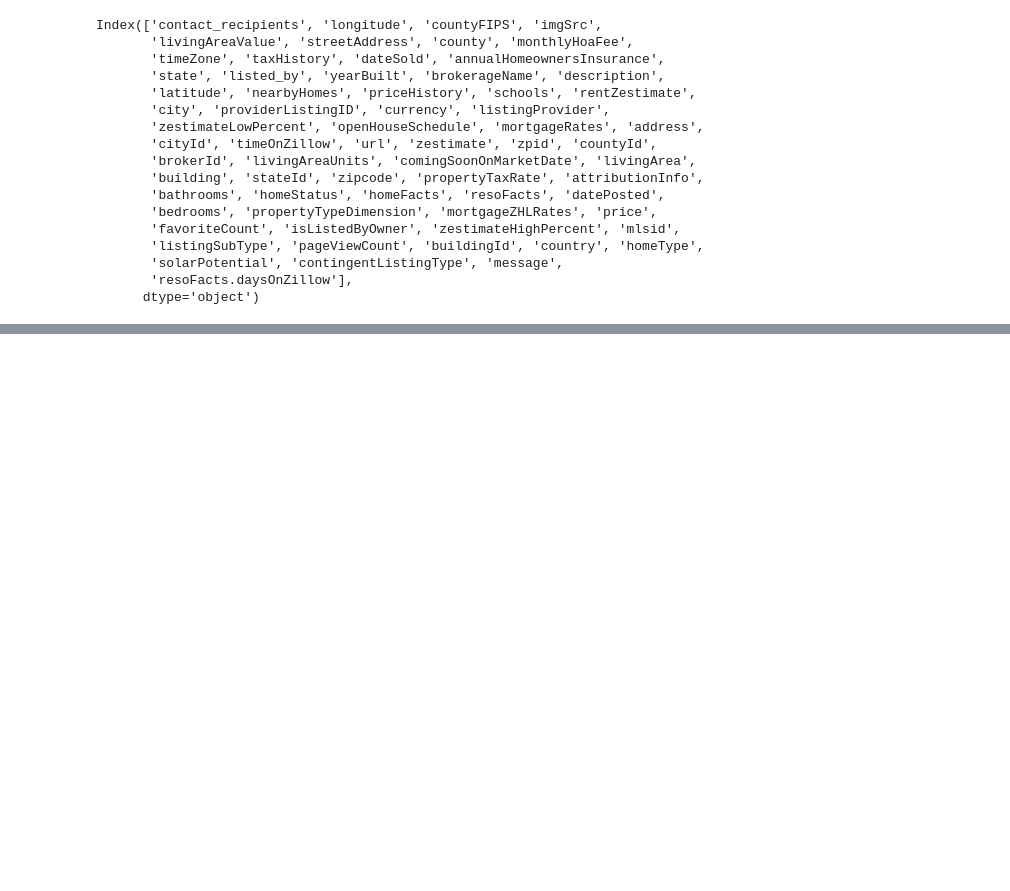
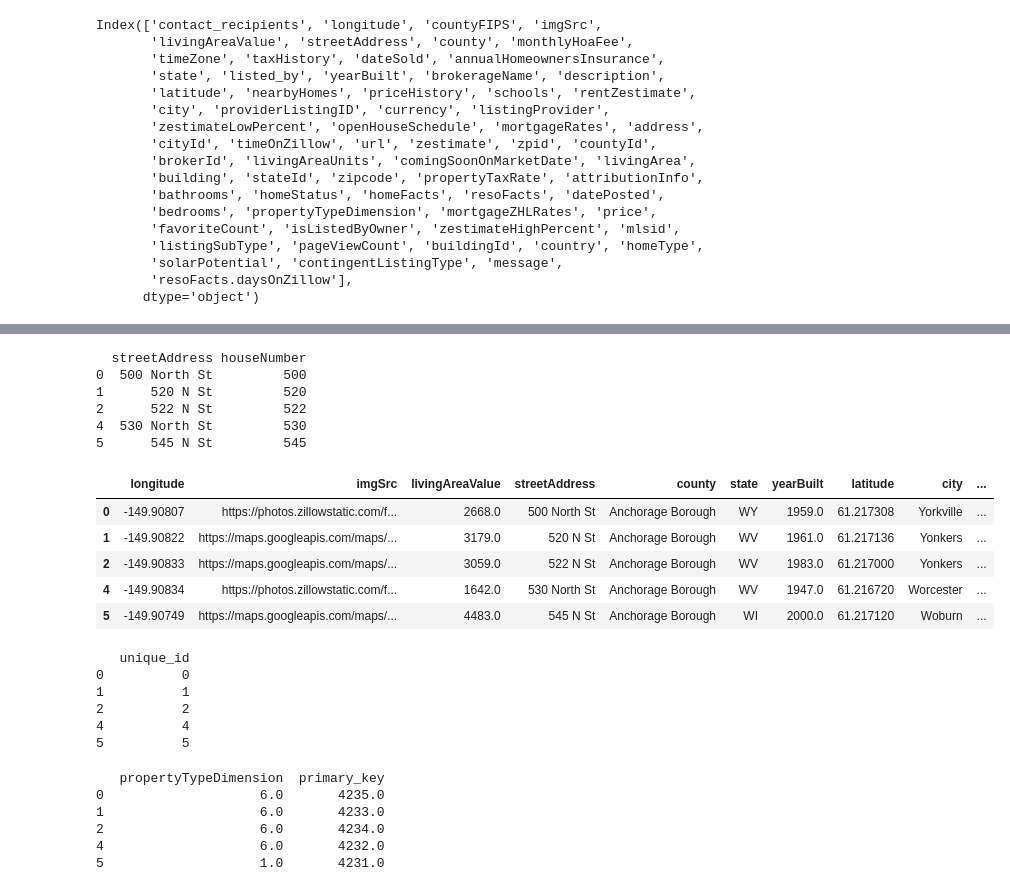
Before and after one commit to lingyundai/MyFirstDoor, a Jupyter notebook: housing.ipynb, the cells around one changed output, grey strips where cells are left out. Saved outputs shown, nothing was run; the diff lists cells and outputs as text; code cells hidden in the pictures; blank space fills up the shorter version.

```diff
--- a/housing.ipynb
+++ b/housing.ipynb
@@ -311,0 +615,59 @@ Index(['contact_recipients', 'longitude', 'countyFIPS', 'imgSrc',
+# %%
+import re
+
+# Function to extract house number from street address
+def extract_house_number(address):
+    match = re.match(r'(\d+)', address)
+    return match.group(0) if match else None
+
+# Apply the function to the 'streetAddress' column and create a new column 'houseNumber'
+df['houseNumber'] = df['streetAddress'].apply(extract_house_number)
+
+# Display the first few rows to verify the changes
+print(df[['streetAddress', 'houseNumber']].head())
+# %% [output]
+  streetAddress houseNumber
+0  500 North St         500
+1      520 N St         520
+2      522 N St         522
+4  530 North St         530
+5      545 N St         545
+# %%
+df.head()
+# %% [output]
+|  | longitude | imgSrc | livingAreaValue | streetAddress | county | state | yearBuilt | latitude | city | ... |
+| 0 | -149.90807 | https://photos.zillowstatic.com/f... | 2668.0 | 500 North St | Anchorage Borough | WY | 1959.0 | 61.217308 | Yorkville | ... |
+| 1 | -149.90822 | https://maps.googleapis.com/maps/... | 3179.0 | 520 N St | Anchorage Borough | WV | 1961.0 | 61.217136 | Yonkers | ... |
+| 2 | -149.90833 | https://maps.googleapis.com/maps/... | 3059.0 | 522 N St | Anchorage Borough | WV | 1983.0 | 61.217000 | Yonkers | ... |
+| 4 | -149.90834 | https://photos.zillowstatic.com/f... | 1642.0 | 530 North St | Anchorage Borough | WV | 1947.0 | 61.216720 | Worcester | ... |
+| 5 | -149.90749 | https://maps.googleapis.com/maps/... | 4483.0 | 545 N St | Anchorage Borough | WI | 2000.0 | 61.217120 | Woburn | ... |
+# %%
+# Add a unique ID column to the DataFrame
+df['unique_id'] = df.index
+
+# Display the first few rows to verify the changes
+print(df[['unique_id']].head())
+# %% [output]
+   unique_id
+0          0
+1          1
+2          2
+4          4
+5          5
+# %%
+# List of columns to convert
+columns_to_convert = ['propertyTypeDimension','primary_key']
+
+# Convert the specified columns to categorical and then to float
+for col in columns_to_convert:
+    df[col] = df[col].astype('category').cat.codes.astype(float)
+
+# Display the first few rows to verify the changes
+print(df[columns_to_convert].head())
+# %% [output]
+   propertyTypeDimension  primary_key
+0                    6.0       4235.0
+1                    6.0       4233.0
+2                    6.0       4234.0
+4                    6.0       4232.0
+5                    1.0       4231.0
```
Also changed, not shown: parts of 48 cells of this notebook, 2 other files.
